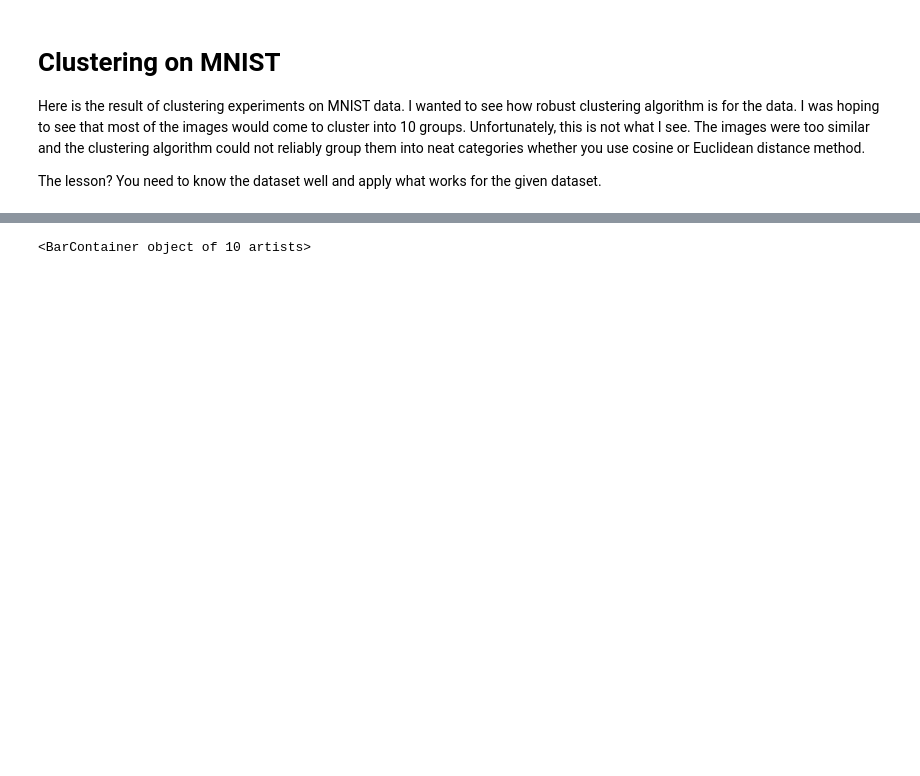
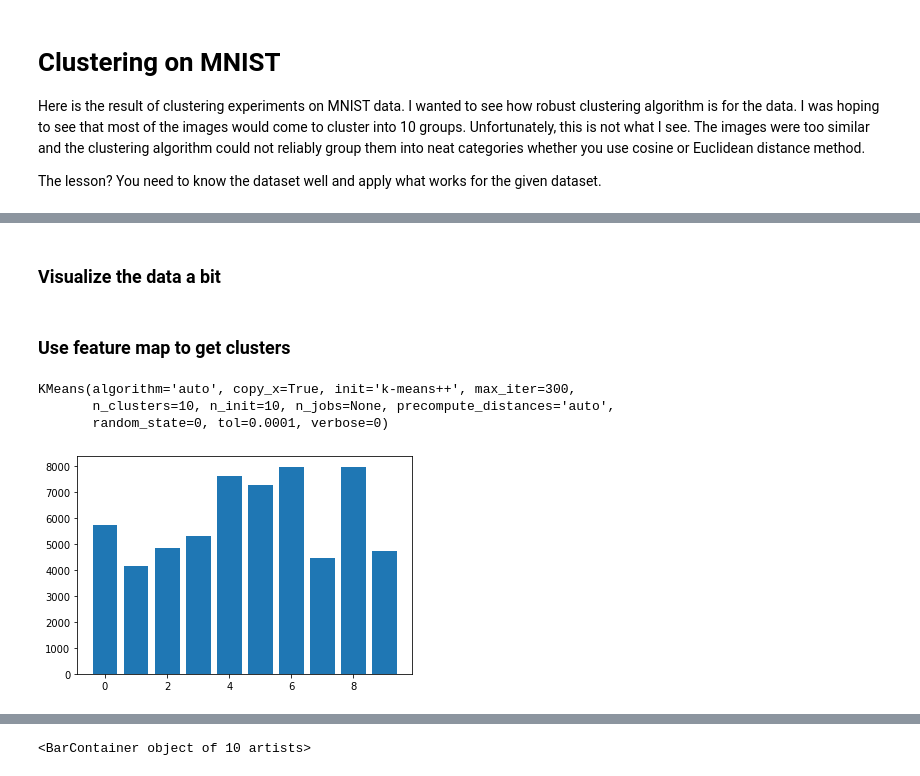
Before and after one commit to changsin/AI, a Jupyter notebook: clustering_mnist.ipynb, the cells around one changed output, grey strips where cells are left out. Cells and saved outputs as stored; diff of their text form; code cells hidden in the pictures; blank space fills up the shorter version.

```diff
--- a/clustering_mnist.ipynb
+++ b/clustering_mnist.ipynb
@@ -23,0 +206,17 @@ X_train, X_test = X_train / 255.0, X_test / 255.0
+# %%
+from keras.datasets import mnist
+from skimage.transform import rescale
+
+import numpy as np
+
+IMAGE_SIZE = 32
+
+(X_train, y_train), (X_test, y_test) = mnist.load_data()
+X_train, X_test = X_train / 255.0, X_test / 255.0
+
+# rescale to 32x32 to be processed by VGG16
+X_train_rescaled = np.array([rescale(x,
+                                     IMAGE_SIZE/X_train.shape[1],
+                                     anti_aliasing=False) for x in X_train])
+# %% [markdown]
+### Visualize the data a bit
@@ -23,0 +226,15 @@ X_train, X_test = X_train / 255.0, X_test / 255.0
+# %% [markdown]
+### Use feature map to get clusters
+# %%
+X_train_fm_clusters, kmeans = get_feature_map_clusters(X_train_rescaled, K)
+X_train_fm_dict, y_train_fm_dict = to_clusters_dict(X_train_rescaled, y_train, X_train_fm_clusters, K)
+# %%
+kmeans
+# %% [output]
+KMeans(algorithm='auto', copy_x=True, init='k-means++', max_iter=300,
+       n_clusters=10, n_init=10, n_jobs=None, precompute_distances='auto',
+       random_state=0, tol=0.0001, verbose=0)
+# %%
+plot_cluster_histogram(X_train_fm_clusters, K)
+# %% [output]
+[figure, added]
```
Also changed, not shown: parts of 45 cells of this notebook.
